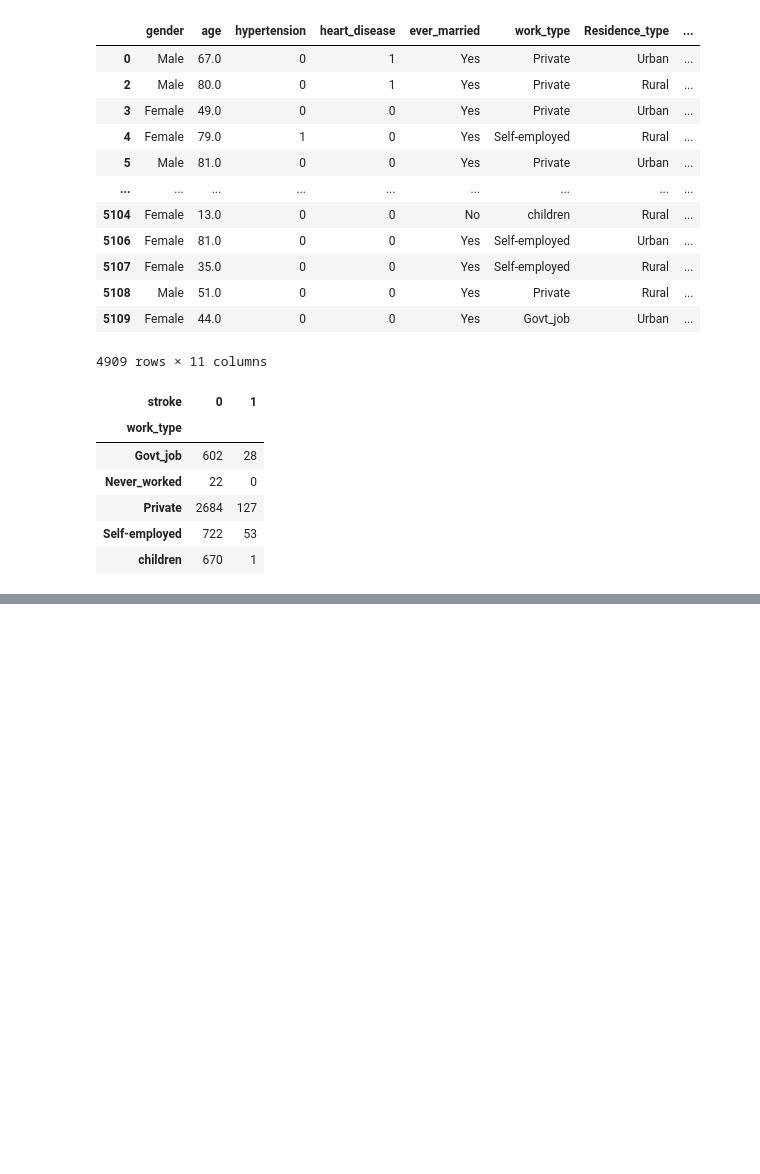
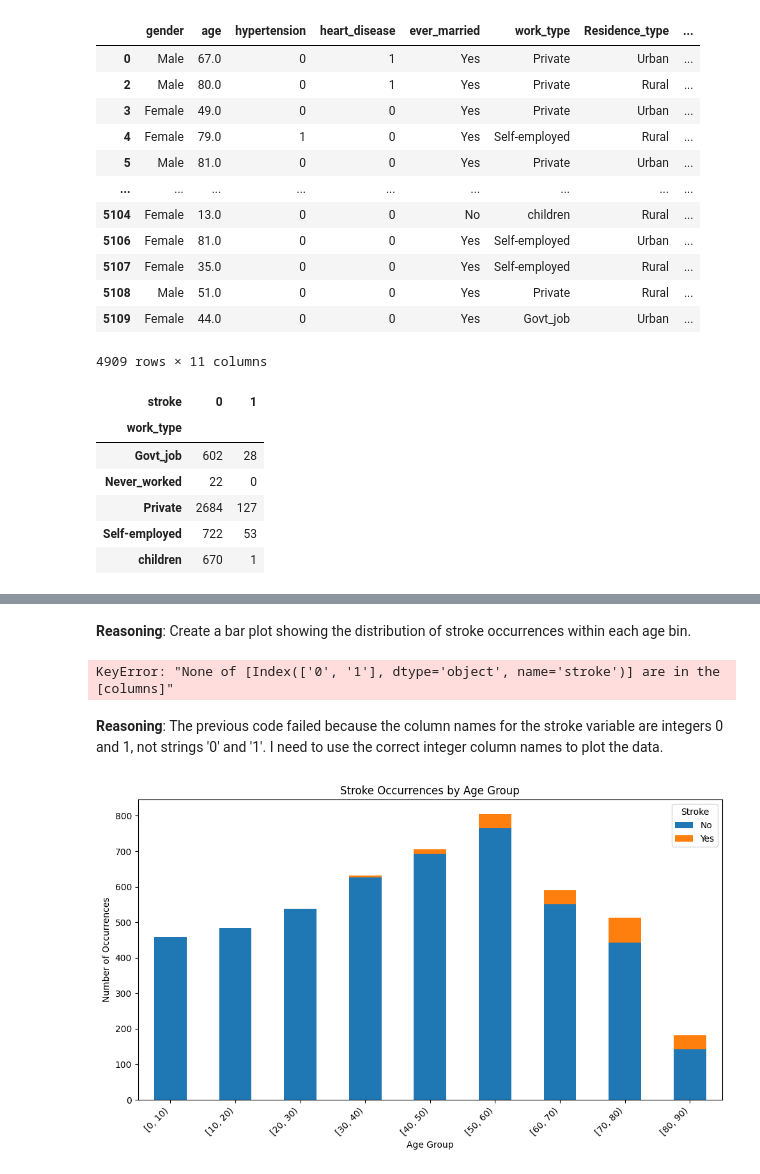
Before and after one commit to Shin1am/EGBI222_Pair_Project_6713376_6713389, a Jupyter notebook: EGBI222_Project.ipynb, the cells around one changed output, grey strips where cells are left out. Drawn from its saved outputs; the diff is of its cells as text; code cells hidden in the pictures; blank space fills up the shorter version.

```diff
--- a/EGBI222_Project.ipynb
+++ b/EGBI222_Project.ipynb
@@ -359,0 +376,9 @@ plt.show()
+# %%
+# Define age bins
+age_bins = [0, 10, 20, 30, 40, 50, 60, 70, 80, 90]
+
+# Create 'age_bin' column
+df['age_bin'] = pd.cut(df['age'], bins=age_bins, right=False)
+
+# Display the first few rows with the new column
+display(df.head())
@@ -359,0 +400,3 @@ plt.show()
+# %%
+age_stroke_counts = df.groupby(['age_bin', 'stroke']).size().unstack(fill_value=0)
+display(age_stroke_counts)
@@ -359,0 +420,27 @@ plt.show()
+# %% [markdown]
+**Reasoning**:
+Create a bar plot showing the distribution of stroke occurrences within each age bin.
+# %%
+age_stroke_counts[['0', '1']].plot(kind='bar', stacked=True, figsize=(10, 6))
+plt.title('Stroke Occurrences by Age Group')
+plt.xlabel('Age Group')
+plt.ylabel('Number of Occurrences')
+plt.xticks(rotation=45, ha='right')
+plt.tight_layout()
+plt.show()
+# %% [output]
+KeyError: "None of [Index(['0', '1'], dtype='object', name='stroke')] are in the [columns]"
+# %% [markdown]
+**Reasoning**:
+The previous code failed because the column names for the stroke variable are integers 0 and 1, not strings '0' and '1'. I need to use the correct integer column names to plot the data.
+# %%
+age_stroke_counts[[0,1]].plot(kind='bar', stacked=True, figsize=(10, 6))
+plt.title('Stroke Occurrences by Age Group')
+plt.xlabel('Age Group')
+plt.ylabel('Number of Occurrences')
+plt.xticks(rotation=45, ha='right')
+plt.legend(title='Stroke', labels=['No','Yes'])
+plt.tight_layout()
+plt.show()
+# %% [output]
+[figure, added]
```
Also changed, not shown: parts of 19 cells of this notebook.
